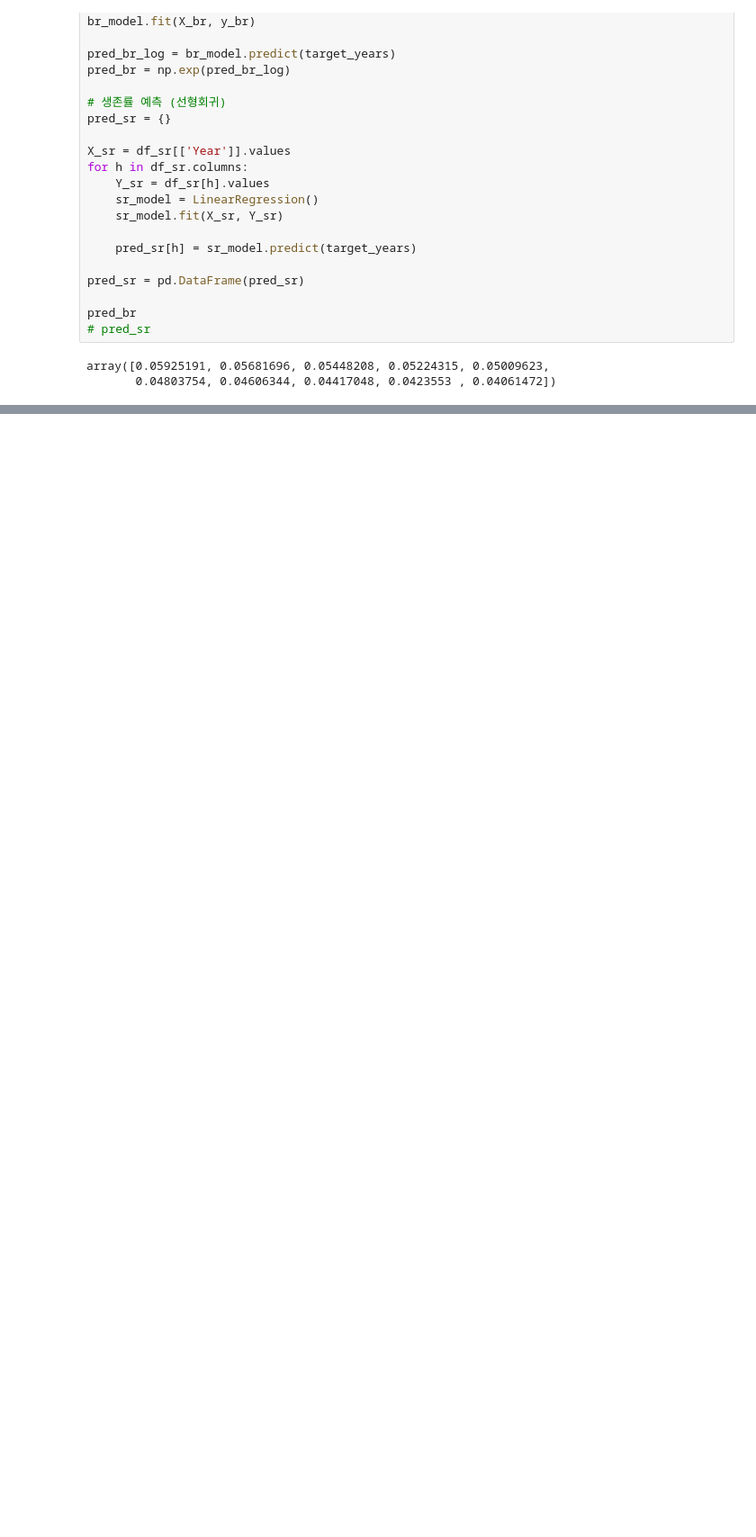
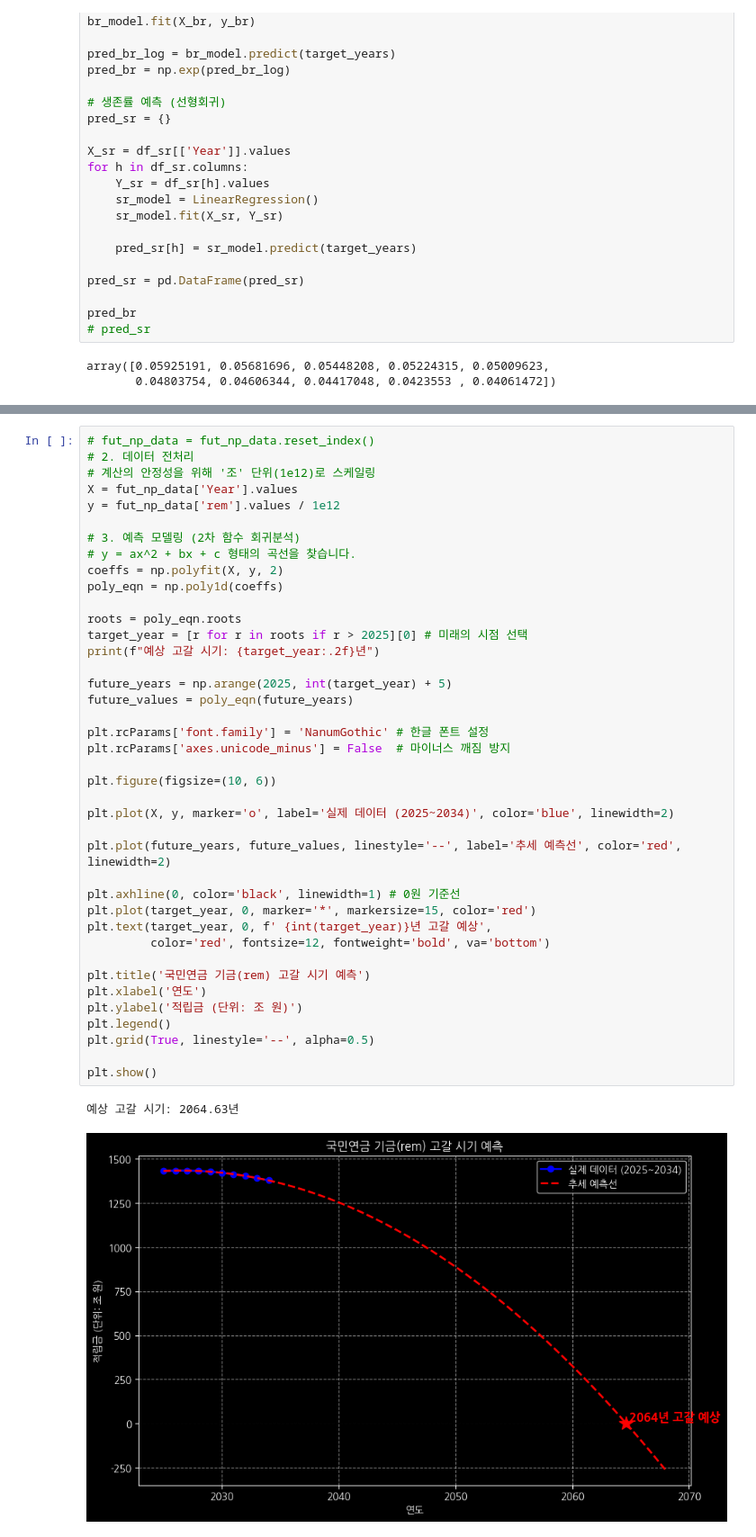
Before and after one commit to gigeon/bigData, a Jupyter notebook: bigDataPjt.ipynb, the cells around one changed output, grey strips where cells are left out. Shown at 90% size. Saved outputs shown, nothing was run; the diff lists cells and outputs as text; blank space fills up the shorter version.

```diff
--- a/bigDataPjt.ipynb
+++ b/bigDataPjt.ipynb
@@ -370,6 +399,49 @@ fut_np_data
 | 7 | 2032 | 16769622 | 9062765 | 43702020633306 | 53493178856095 | 1403757080000796 |
 | 8 | 2033 | 16459783 | 9259037 | 42894573073009 | 54651678850351 | 1391999974223454 |
 | 9 | 2034 | 16164127 | 9420283 | 42124086736921 | 55603437074009 | 1378520623886366 |
+# %%
+# fut_np_data = fut_np_data.reset_index()
+# 2. 데이터 전처리
+# 계산의 안정성을 위해 '조' 단위(1e12)로 스케일링
+X = fut_np_data['Year'].values
+y = fut_np_data['rem'].values / 1e12
+
+# 3. 예측 모델링 (2차 함수 회귀분석)
+# y = ax^2 + bx + c 형태의 곡선을 찾습니다.
+coeffs = np.polyfit(X, y, 2)
+poly_eqn = np.poly1d(coeffs)
+
+roots = poly_eqn.roots
+target_year = [r for r in roots if r > 2025][0] # 미래의 시점 선택
+print(f"예상 고갈 시기: {target_year:.2f}년")
+
+future_years = np.arange(2025, int(target_year) + 5)
+future_values = poly_eqn(future_years)
+
+plt.rcParams['font.family'] = 'NanumGothic' # 한글 폰트 설정
+plt.rcParams['axes.unicode_minus'] = False  # 마이너스 깨짐 방지
+
+plt.figure(figsize=(10, 6))
+
+plt.plot(X, y, marker='o', label='실제 데이터 (2025~2034)', color='blue', linewidth=2)
+
+plt.plot(future_years, future_values, linestyle='--', label='추세 예측선', color='red', linewidth=2)
+
+plt.axhline(0, color='black', linewidth=1) # 0원 기준선
+plt.plot(target_year, 0, marker='*', markersize=15, color='red')
+plt.text(target_year, 0, f' {int(target_year)}년 고갈 예상',
+         color='red', fontsize=12, fontweight='bold', va='bottom')
+
+plt.title('국민연금 기금(rem) 고갈 시기 예측')
+plt.xlabel('연도')
+plt.ylabel('적립금 (단위: 조 원)')
+plt.legend()
+plt.grid(True, linestyle='--', alpha=0.5)
+
+plt.show()
+# %% [output]
+예상 고갈 시기: 2064.63년
+[figure, added]
 # %%
 # 간단한 연금 자동조정 장치
 # 인구구조, 보험료율, 연금 지급액에 따른 자동 조정 알고리즘
```
Also changed, not shown: parts of 6 cells of this notebook, 3 other files.
